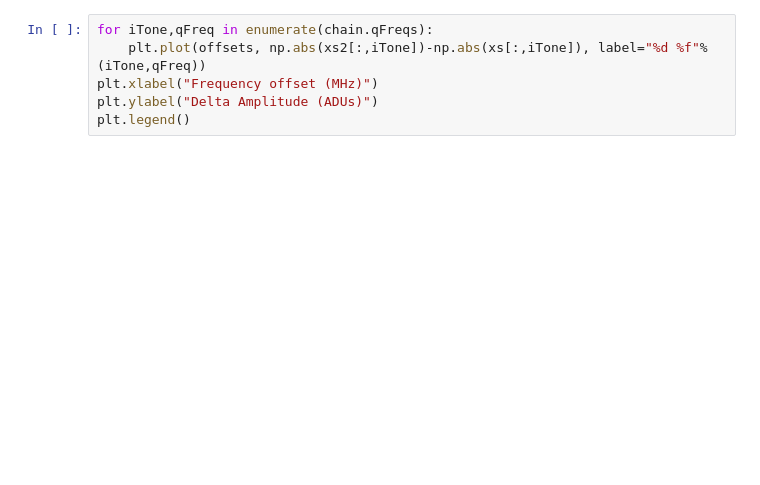
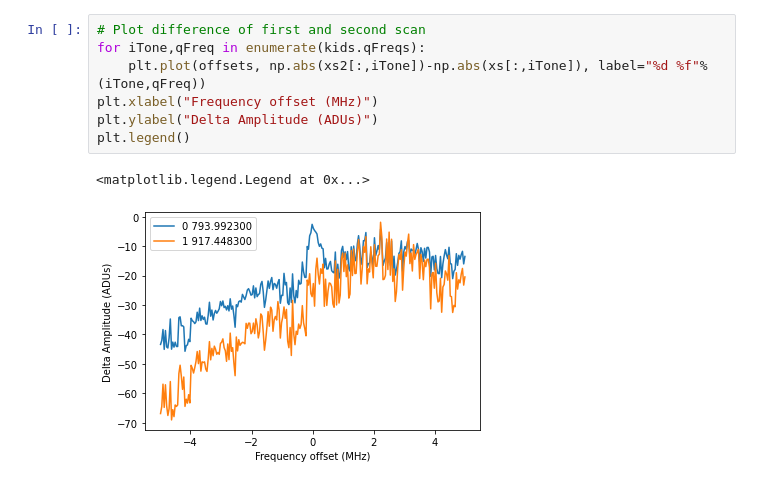
Before and after one commit to openquantumhardware/qick-tools, a Jupyter notebook: mkids_v2/demos/demo_05_multiscan.ipynb, the cells around one changed output. Drawn from its saved outputs; the diff is of its cells as text; blank space fills up the shorter version.

```diff
--- a/mkids_v2/demos/demo_05_multiscan.ipynb
+++ b/mkids_v2/demos/demo_05_multiscan.ipynb
@@ -78,6 +93,10 @@ plt.legend()
 # %%
-for iTone,qFreq in enumerate(chain.qFreqs):
+# Plot difference of first and second scan
+for iTone,qFreq in enumerate(kids.qFreqs):
     plt.plot(offsets, np.abs(xs2[:,iTone])-np.abs(xs[:,iTone]), label="%d %f"%(iTone,qFreq))
 plt.xlabel("Frequency offset (MHz)")
 plt.ylabel("Delta Amplitude (ADUs)")
 plt.legend()
+# %% [output]
+<matplotlib.legend.Legend at 0x...>
+[figure, added]
```
Also changed, not shown: parts of 12 cells of this notebook.
